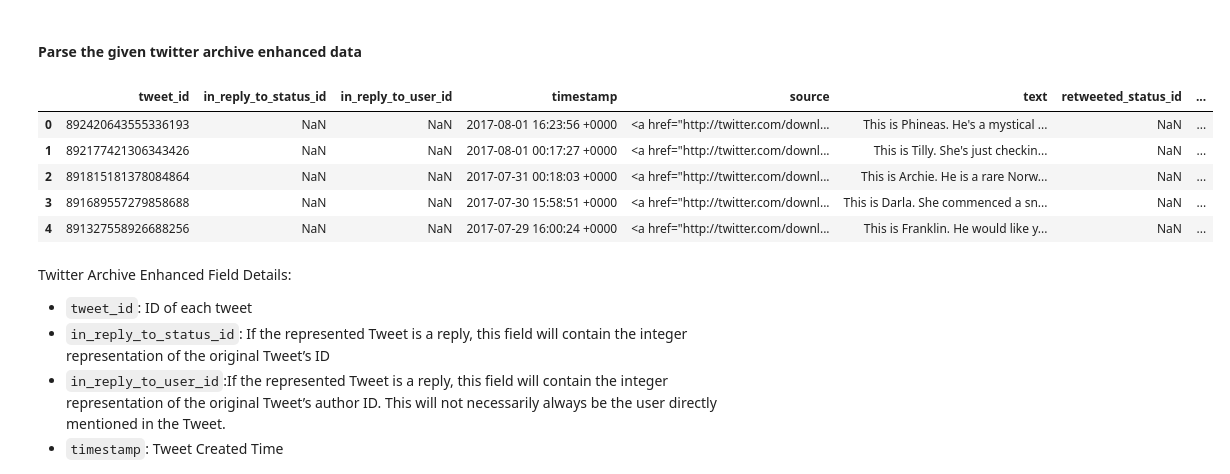
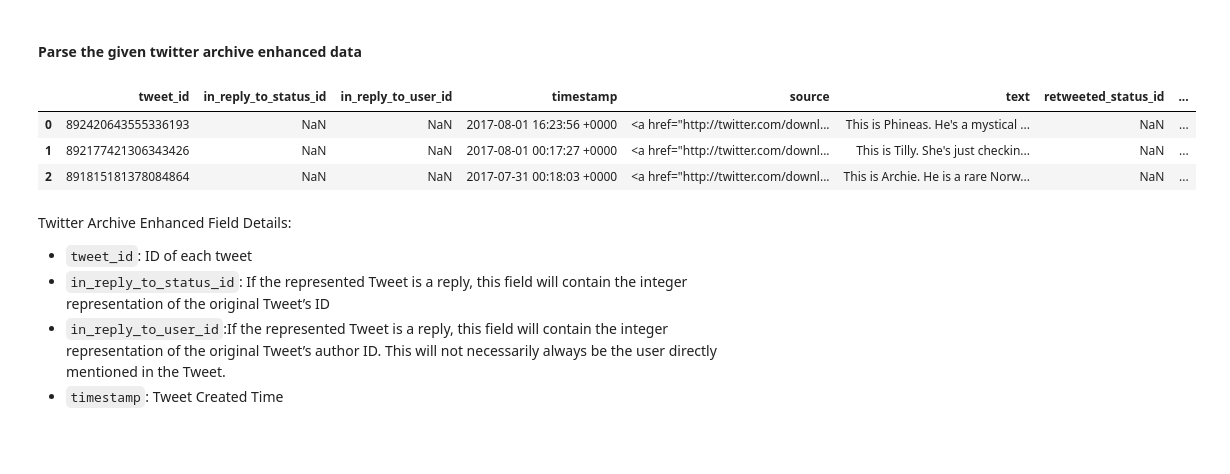
Before and after one commit to KMPrep/Wrangle_Data, a Jupyter notebook: wrangle_act.ipynb, the cells around one changed output. Cells and saved outputs as stored; diff of their text form; code cells hidden in the pictures; blank space fills up the shorter version.

```diff
--- a/wrangle_act.ipynb
+++ b/wrangle_act.ipynb
@@ -53,14 +55,12 @@ from pandas.io.json import json_normalize
 # %%
 ''' Read the Twitter Archived Data '''
 df_tweet_archive = pd.read_csv('./data/provided_data/twitter-archive-enhanced.csv')
-df_tweet_archive.head(5)
+df_tweet_archive.head(3)
 # %% [output]
 |  | tweet_id | in_reply_to_status_id | in_reply_to_user_id | timestamp | source | text | retweeted_status_id | ... |
 | 0 | 892420643555336193 | NaN | NaN | 2017-08-01 16:23:56 +0000 | <a href="http://twitter.com/downl... | This is Phineas. He's a mystical ... | NaN | ... |
 | 1 | 892177421306343426 | NaN | NaN | 2017-08-01 00:17:27 +0000 | <a href="http://twitter.com/downl... | This is Tilly. She's just checkin... | NaN | ... |
 | 2 | 891815181378084864 | NaN | NaN | 2017-07-31 00:18:03 +0000 | <a href="http://twitter.com/downl... | This is Archie. He is a rare Norw... | NaN | ... |
-| 3 | 891689557279858688 | NaN | NaN | 2017-07-30 15:58:51 +0000 | <a href="http://twitter.com/downl... | This is Darla. She commenced a sn... | NaN | ... |
-| 4 | 891327558926688256 | NaN | NaN | 2017-07-29 16:00:24 +0000 | <a href="http://twitter.com/downl... | This is Franklin. He would like y... | NaN | ... |
 # %% [markdown]
 Twitter Archive Enhanced Field Details:
 
```
Also changed, not shown: parts of 97 cells of this notebook, 9 other files.
